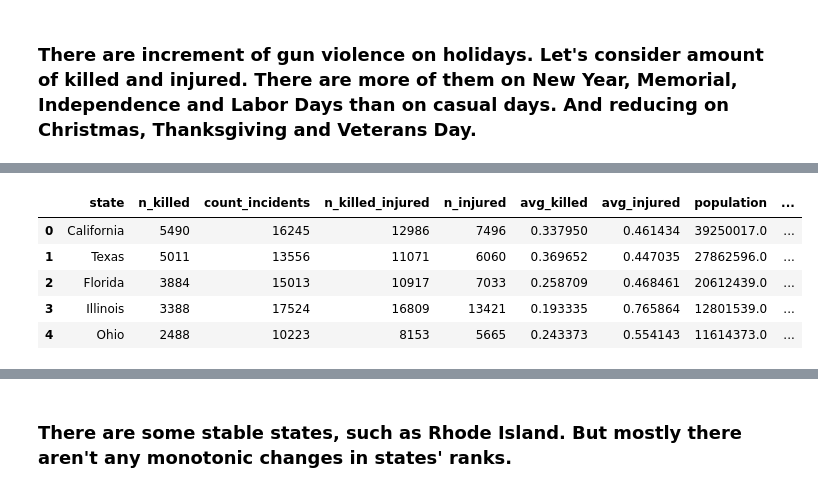
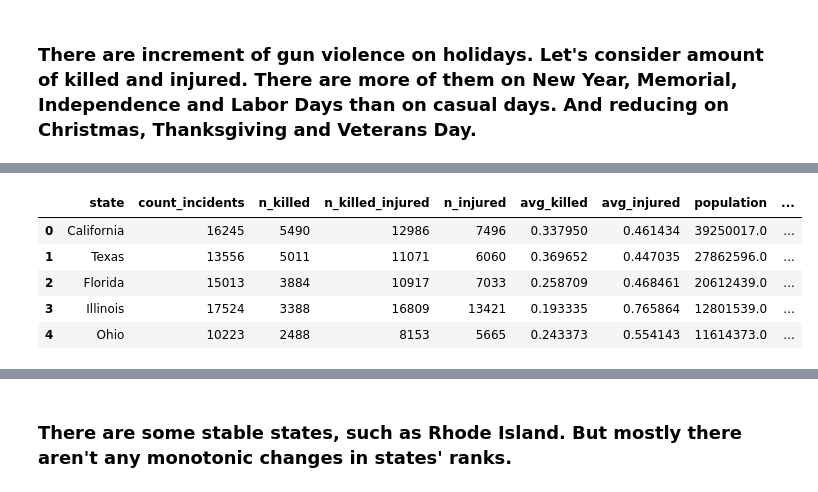
Before and after one commit to belkasanek/eda-gun-violence, a Jupyter notebook: gun_violence_eda.ipynb, the cells around one changed output, grey strips where cells are left out. Drawn from its saved outputs; the diff is of its cells as text; code cells hidden in the pictures.

```diff
--- a/gun_violence_eda.ipynb
+++ b/gun_violence_eda.ipynb
@@ -466,30 +473,30 @@ patches, texts = plt.pie(x=temp['freq'], labels=temp['index'], colors=plt.cm.Set
 # %%
 amount_of_killed = 4
 temp_list_with_dict_k = [freq_dict(df.loc[df['n_killed'] == i]) for i in range(amount_of_killed)] \
-+ [freq_dict(df.loc[df['n_killed'] > amount_of_killed])]
++ [freq_dict(df.loc[df['n_killed'] >= amount_of_killed])]
 
 temp_list_with_str_k = ['With {} dead | {} incidents'\
-                      .format(i+1, df.loc[df['n_killed'] == i].shape[0]) for i in range(amount_of_killed)]\
-+ ['With > {} dead | {} incidents'\
+                      .format(i, df.loc[df['n_killed'] == i].shape[0]) for i in range(amount_of_killed)]\
++ ['With >= {} dead | {} incidents'\
    .format(amount_of_killed, df.loc[df['n_killed'] == amount_of_killed].shape[0])]
 
 
 amount_of_injured = 4
 temp_list_with_dict_i = [freq_dict(df.loc[df['n_injured'] == i]) for i in range(amount_of_injured)] \
-+ [freq_dict(df.loc[df['n_injured'] > amount_of_injured])]
++ [freq_dict(df.loc[df['n_injured'] >= amount_of_injured])]
 
 temp_list_with_str_i = ['With {} injured | {} incidents'\
-                      .format(i+1, df.loc[df['n_injured'] == i].shape[0]) for i in range(amount_of_injured)]\
-+ ['With > {} injured | {} incidents'\
+                      .format(i, df.loc[df['n_injured'] == i].shape[0]) for i in range(amount_of_injured)]\
++ ['With >= {} injured | {} incidents'\
    .format(amount_of_injured, df.loc[df['n_injured'] == amount_of_injured].shape[0])]
 
 n_casulties = 4
 temp_list_with_dict_c = [freq_dict(df.loc[df['n_killed_injured'] == i]) for i in range(n_casulties)] \
-+ [freq_dict(df.loc[df['n_killed_injured'] > n_casulties])]
++ [freq_dict(df.loc[df['n_killed_injured'] >= n_casulties])]
 
 temp_list_with_str_c = ['With {} killed or injured | {} incidents'\
-                      .format(i+1, df.loc[df['n_killed_injured'] == i].shape[0]) for i in range(n_casulties)]\
-+ ['With > {} killed or injured | {} incidents'\
+                      .format(i, df.loc[df['n_killed_injured'] == i].shape[0]) for i in range(n_casulties)]\
++ ['With >= {} killed or injured | {} incidents'\
    .format(n_casulties, df.loc[df['n_killed_injured'] == n_casulties].shape[0])]
 # %%
 # map wepon to color
@@ -497,7 +504,8 @@ temp_dict = freq_dict(df)
 temp_color = pd.DataFrame.from_dict(temp_dict, orient='index')\
 .rename(columns={0: 'freq'}).sort_values(by='freq', ascending=False)
 temp_color = temp_color.reset_index().head(21)
-temp_color.drop(temp_color.loc[(temp_color['index'] == 'Unknown') | (temp['index'] == '1Unknown')].index, axis=0, inplace=True)
+temp_color.drop(temp_color.loc[(temp_color['index'] == 'Unknown') | (temp['index'] == '1Unknown')].index,
+                axis=0, inplace=True)
 temp_color['color'] = (plt.cm.Set1.colors + plt.cm.Dark2.colors + plt.cm.tab10.colors)[:temp_color['index'].shape[0]]
 temp_color.drop(['freq'], axis=1, inplace=True)
 # %%
@@ -905,15 +913,15 @@ def state_stats(df, year=None):
 
     return temp
 # %%
-temp = state_stats(df)
-temp.head()
+df_state = state_stats(df)
+df_state.head()
 # %% [output]
-|  | state | n_killed | count_incidents | n_killed_injured | n_injured | avg_killed | avg_injured | population | ... |
-| 0 | California | 5490 | 16245 | 12986 | 7496 | 0.337950 | 0.461434 | 39250017.0 | ... |
-| 1 | Texas | 5011 | 13556 | 11071 | 6060 | 0.369652 | 0.447035 | 27862596.0 | ... |
-| 2 | Florida | 3884 | 15013 | 10917 | 7033 | 0.258709 | 0.468461 | 20612439.0 | ... |
-| 3 | Illinois | 3388 | 17524 | 16809 | 13421 | 0.193335 | 0.765864 | 12801539.0 | ... |
-| 4 | Ohio | 2488 | 10223 | 8153 | 5665 | 0.243373 | 0.554143 | 11614373.0 | ... |
+|  | state | count_incidents | n_killed | n_killed_injured | n_injured | avg_killed | avg_injured | population | ... |
+| 0 | California | 16245 | 5490 | 12986 | 7496 | 0.337950 | 0.461434 | 39250017.0 | ... |
+| 1 | Texas | 13556 | 5011 | 11071 | 6060 | 0.369652 | 0.447035 | 27862596.0 | ... |
+| 2 | Florida | 15013 | 3884 | 10917 | 7033 | 0.258709 | 0.468461 | 20612439.0 | ... |
+| 3 | Illinois | 17524 | 3388 | 16809 | 13421 | 0.193335 | 0.765864 | 12801539.0 | ... |
+| 4 | Ohio | 10223 | 2488 | 8153 | 5665 | 0.243373 | 0.554143 | 11614373.0 | ... |
 # %%
 def state_rank(df, stat_rank, asc, top=10):
     # Rank states for column stat_rank
```
Also changed, not shown: parts of 26 cells of this notebook.
